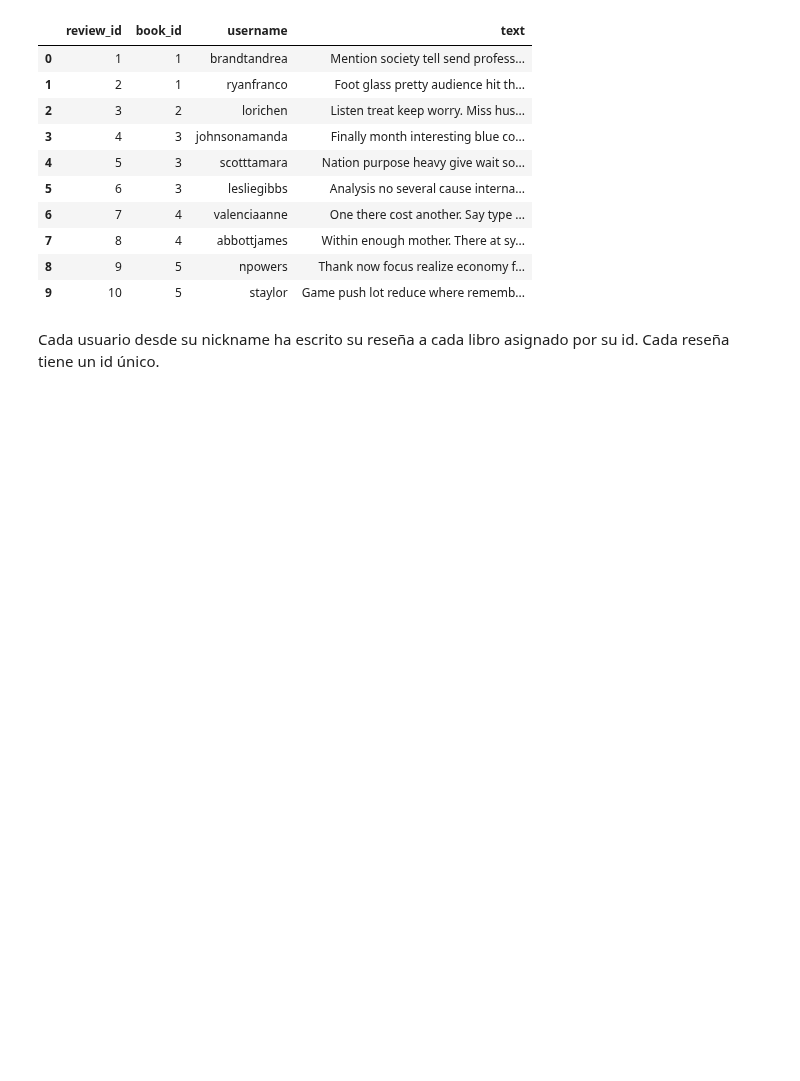
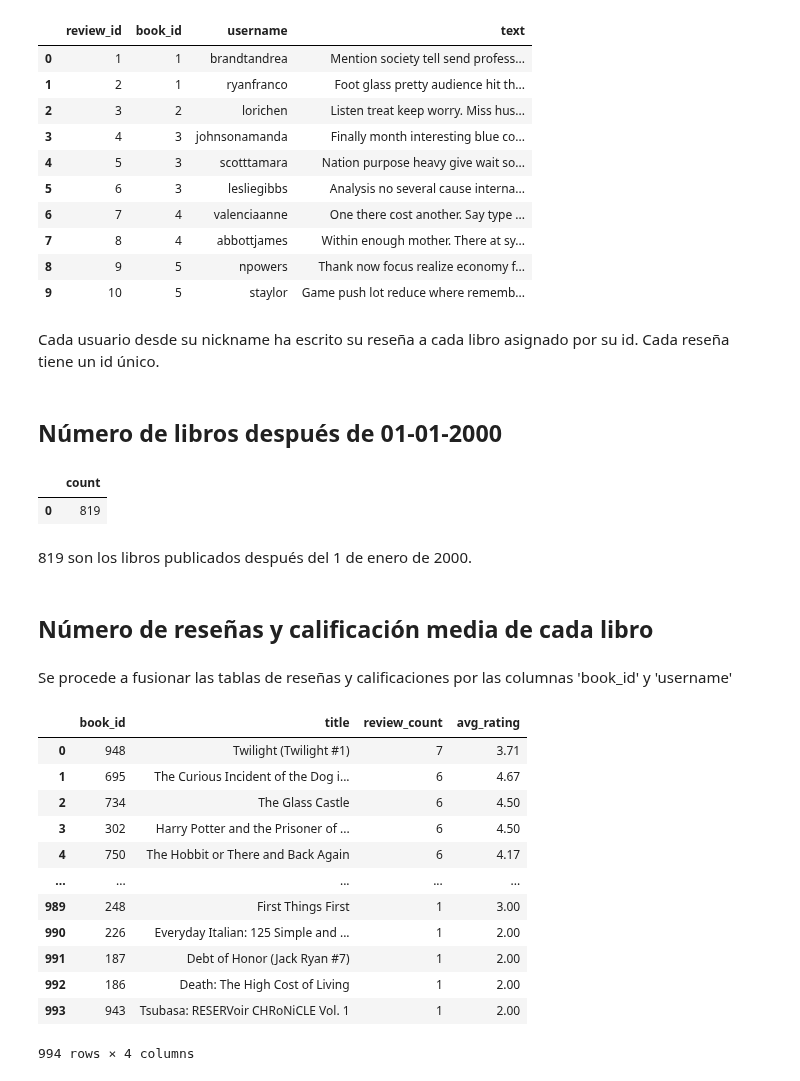
Before and after one commit to ScinDBad/DA_proyecto_final, a Jupyter notebook: sql_bookdata/sql_bookdata.ipynb, the cells around one changed output. Saved outputs shown, nothing was run; the diff lists cells and outputs as text; code cells hidden in the pictures; blank space fills up the shorter version.

```diff
--- a/sql_bookdata/sql_bookdata.ipynb
+++ b/sql_bookdata/sql_bookdata.ipynb
@@ -206,3 +210,52 @@ show(query)
 | 9 | 10 | 5 | staylor | Game push lot reduce where rememb... |
 # %% [markdown]
 Cada usuario desde su nickname ha escrito su reseña a cada libro asignado por su id. Cada reseña tiene un id único.
+# %% [markdown]
+## Número de libros después de 01-01-2000
+# %%
+# Mostrar número de libros publicados después del 1 de enero de 2020
+show('''SELECT COUNT(book_id)
+        FROM books
+        WHERE publication_date > '2000-01-01';''')
+# %% [output]
+|  | count |
+| 0 | 819 |
+# %% [markdown]
+819 son los libros publicados después del 1 de enero de 2000.
+# %% [markdown]
+## Número de reseñas y calificación media de cada libro
+# %% [markdown]
+Se procede a fusionar las tablas de reseñas y calificaciones por las columnas 'book_id' y 'username'
+# %%
+# Mostrar número de reseñas de usarios y promedio de calificaciones por libro
+show('''SELECT
+            books.book_id AS book_id,
+            books.title AS title,
+            COUNT(reviews.review_id) AS review_count,
+            ROUND(AVG(ratings.rating),2) AS avg_rating
+        FROM
+            books
+        INNER JOIN
+            reviews ON books.book_id = reviews.book_id
+        INNER JOIN
+            ratings ON (reviews.book_id = ratings.book_id)
+                        AND (reviews.username = ratings.username)
+        GROUP BY
+            books.book_id
+        ORDER BY
+            review_count DESC,
+            avg_rating DESC;''')
+# %% [output]
+|  | book_id | title | review_count | avg_rating |
+| 0 | 948 | Twilight (Twilight #1) | 7 | 3.71 |
+| 1 | 695 | The Curious Incident of the Dog i... | 6 | 4.67 |
+| 2 | 734 | The Glass Castle | 6 | 4.50 |
+| 3 | 302 | Harry Potter and the Prisoner of ... | 6 | 4.50 |
+| 4 | 750 | The Hobbit or There and Back Again | 6 | 4.17 |
+| ... | ... | ... | ... | ... |
+| 989 | 248 | First Things First | 1 | 3.00 |
+| 990 | 226 | Everyday Italian: 125 Simple and ... | 1 | 2.00 |
+| 991 | 187 | Debt of Honor (Jack Ryan #7) | 1 | 2.00 |
+| 992 | 186 | Death: The High Cost of Living | 1 | 2.00 |
+| 993 | 943 | Tsubasa: RESERVoir CHRoNiCLE Vol. 1 | 1 | 2.00 |
+994 rows × 4 columns
```
Also changed, not shown: parts of 7 cells of this notebook.
